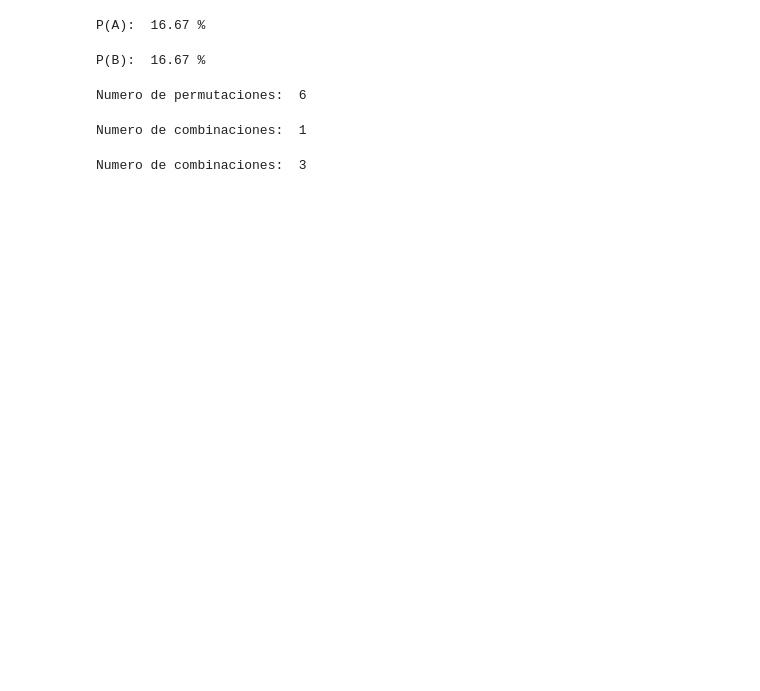
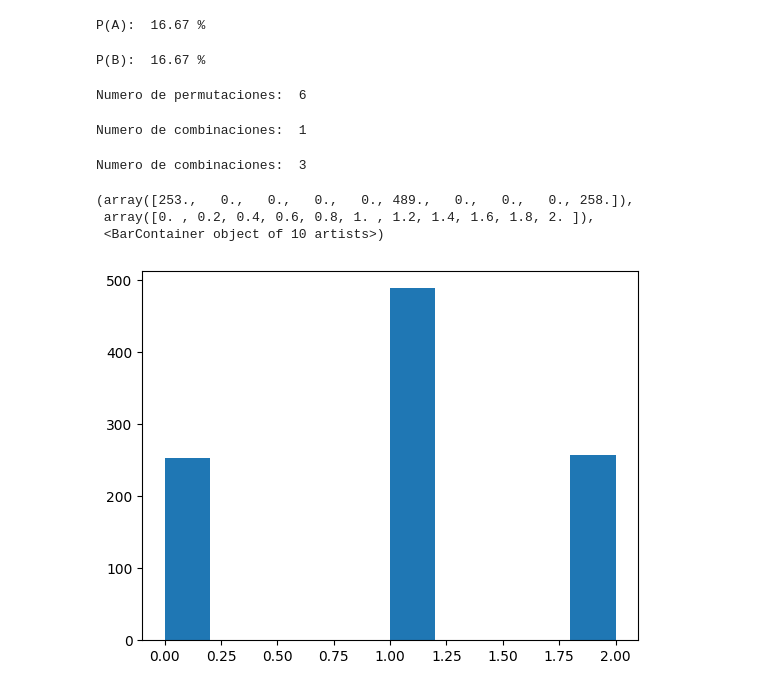
Before and after one commit to cmperdomo17/Regresion-Lineal, a Jupyter notebook: Probabilidad/exp_aleat.ipynb, the cells around one changed output. Saved outputs shown, nothing was run; the diff lists cells and outputs as text; code cells hidden in the pictures; blank space fills up the shorter version.

Commit message:
Densidad y Distr. Binomial

```diff
--- a/Probabilidad/exp_aleat.ipynb
+++ b/Probabilidad/exp_aleat.ipynb
@@ -106,0 +195,36 @@ Numero de combinaciones:  3
+# %%
+# Variable aleatoria
+
+# Ejemplo: Considere lanzamiento de dos monedas legales
+# Ω = {CC, CS, SC, SS}
+# X = {0, 1, 1, 2} (X = # de caras)
+
+# Funcion de probabilidad de X
+# f(0) = P(X = 0) = P(CC) = 1/4
+# f(1) = P(X = 1) = P(CS) + P(SC) = 2/4
+# f(2) = P(X = 2) = P(SS) = 1/4
+
+# Funcion de distribucion acumulativa de X
+# F(x) = P(X <= x)
+# F(0) = P(X <= 0) = P(CC) = 1/4
+# F(1) = P(X <= 1) = P(CC) + P(CS) = 3/4
+# F(2) = P(X <= 2) = P(CC) + P(CS) + P(SC) + P(SS) = 1
+
+Ω = np.array(['CC', 'CS', 'SC', 'SS'])
+X = np.array([0, 1, 1, 2])
+
+U1 = np.random.rand(1000,1)
+M1 = (U1 < 0.5) # Moneda 1 legal
+
+U2 = np.random.rand(1000,1)
+M2 = (U2 < 0.5) # Moneda 2 legal
+
+L = [M1, M2] # Lanzamiento de las dos monedas legales
+x = np.sum(L, axis=0) # Suma de las dos monedas legales
+# histograma
+plt.hist(x, bins=10)
+# %% [output]
+(array([253.,   0.,   0.,   0.,   0., 489.,   0.,   0.,   0., 258.]),
+ array([0. , 0.2, 0.4, 0.6, 0.8, 1. , 1.2, 1.4, 1.6, 1.8, 2. ]),
+ <BarContainer object of 10 artists>)
+[figure, added]
```
Also changed, not shown: parts of 7 cells of this notebook, 1 other file.
